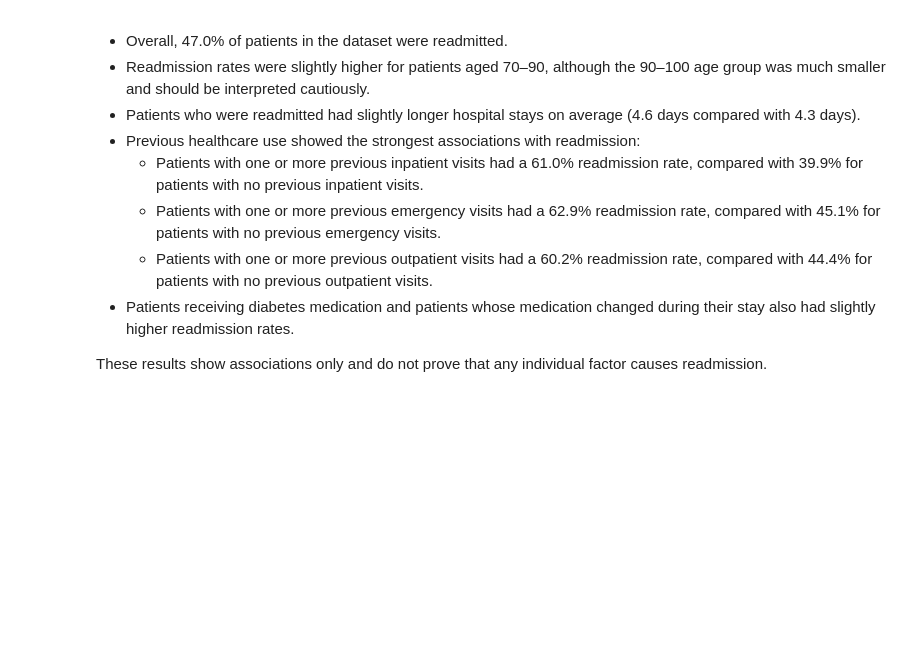
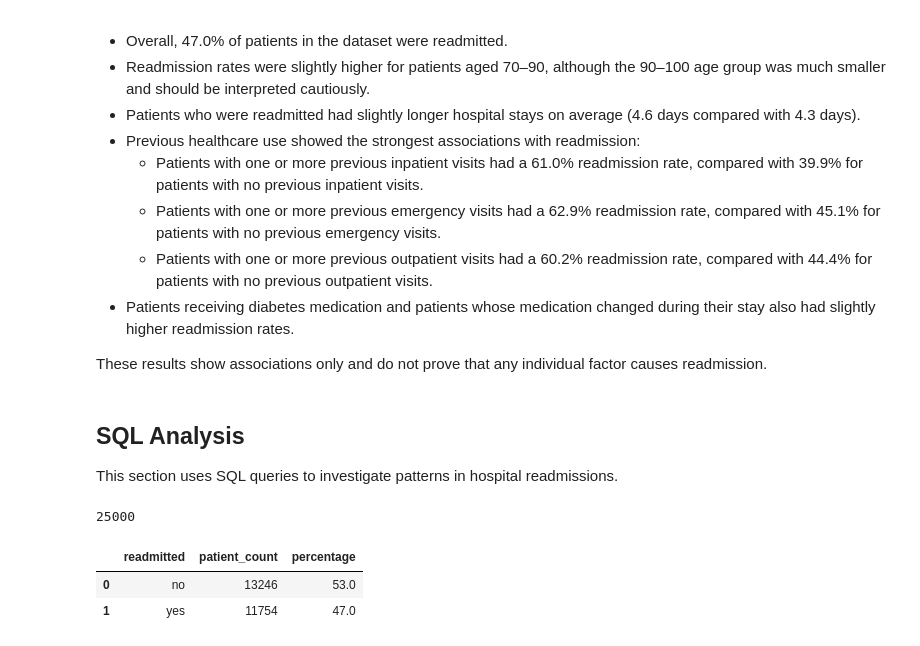
Before and after one commit to shaunagbaje/projects, a Jupyter notebook: hospital_readmission_analysis.ipynb, the cells around one changed output. Cells and saved outputs as stored; diff of their text form; code cells hidden in the pictures; blank space fills up the shorter version.

Commit message:
Add SQL analysis

```diff
--- a/hospital_readmission_analysis.ipynb
+++ b/hospital_readmission_analysis.ipynb
@@ -534,3 +534,38 @@ medication_change_readmission.round(1)
 - Patients receiving diabetes medication and patients whose medication changed during their stay also had slightly higher readmission rates.
 
 These results show associations only and do not prove that any individual factor causes readmission.
+# %% [markdown]
+## SQL Analysis
+
+This section uses SQL queries to investigate patterns in hospital readmissions.
+# %%
+import sqlite3
+
+conn = sqlite3.connect(":memory:")
+
+df_clean.to_sql(
+    "hospital_readmissions",
+    conn,
+    index=False,
+    if_exists="replace"
+)
+# %% [output]
+25000
+# %%
+pd.read_sql_query("""
+    SELECT
+        readmitted,
+        COUNT(*) AS patient_count,
+        ROUND(
+            COUNT(*) * 100.0 /
+            (SELECT COUNT(*) FROM hospital_readmissions),
+            1
+        ) AS percentage
+    FROM hospital_readmissions
+    GROUP BY readmitted
+    ORDER BY patient_count DESC;
+""", conn)
+# %% [output]
+|  | readmitted | patient_count | percentage |
+| 0 | no | 13246 | 53.0 |
+| 1 | yes | 11754 | 47.0 |
```
Also changed, not shown: parts of 4 cells of this notebook.
